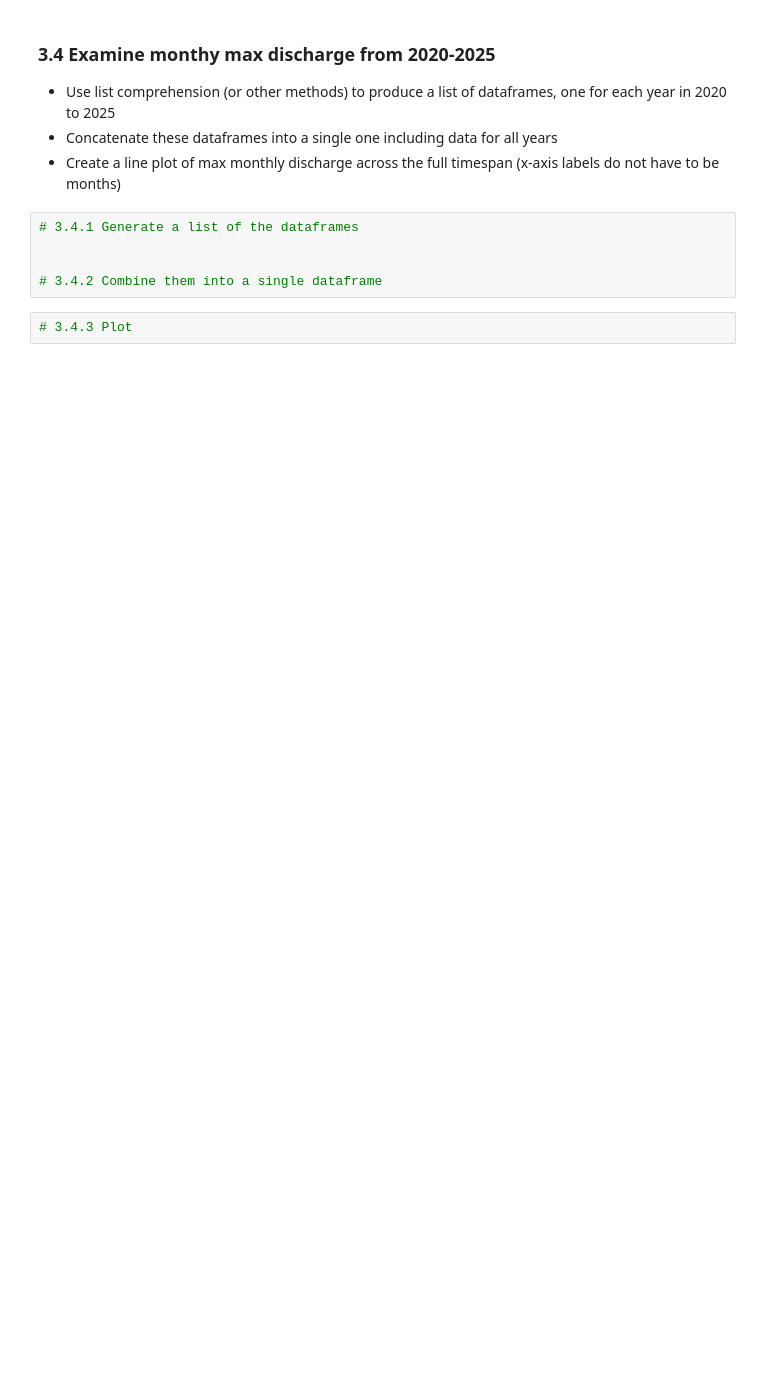
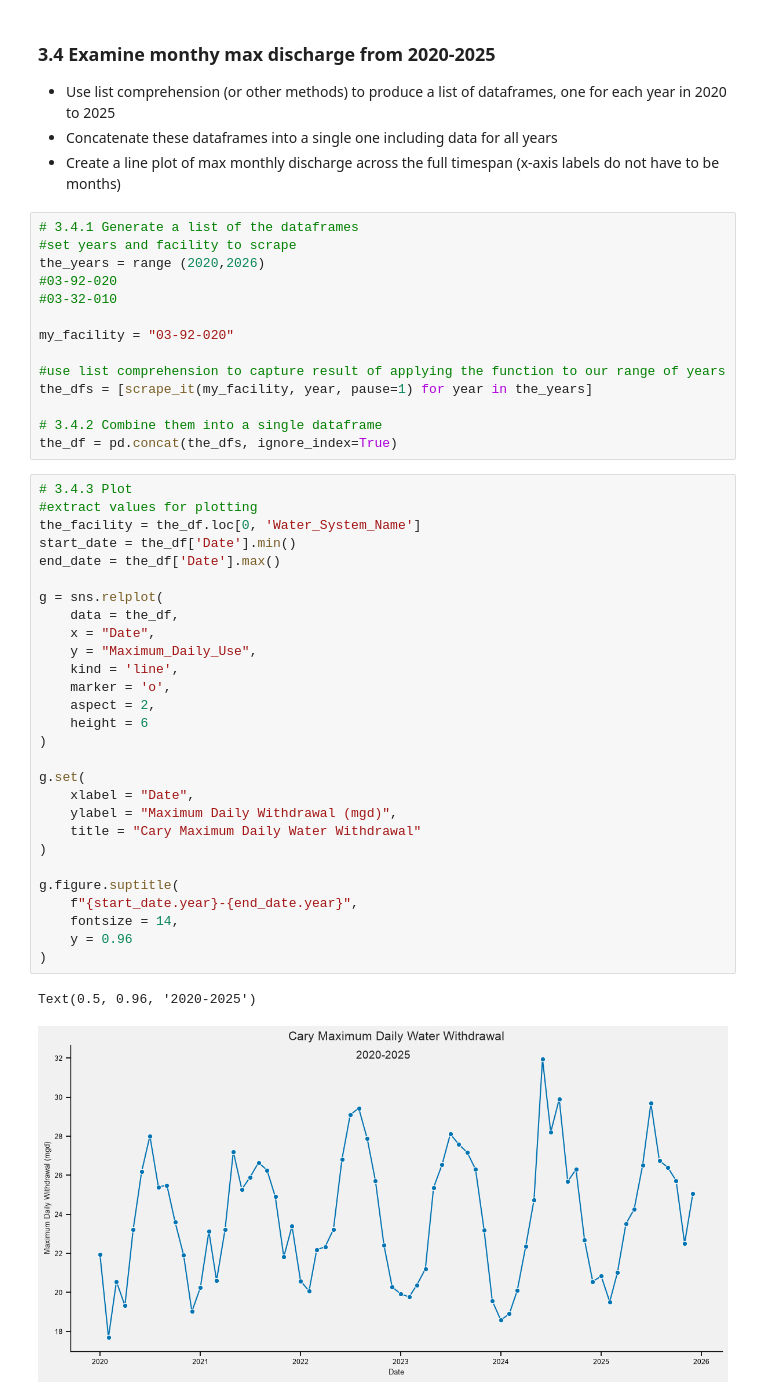
Before and after one commit to sarahj-hall/ENV700, a Jupyter notebook: Assignments/A6-DataScraping.ipynb, the cells around one changed output. Drawn from its saved outputs; the diff is of its cells as text; blank space fills up the shorter version.

```diff
--- a/Assignments/A6-DataScraping.ipynb
+++ b/Assignments/A6-DataScraping.ipynb
@@ -176,8 +348,46 @@ Note that the PWSID and the year appear in the web address for the page we scrap
 * Create a line plot of max monthly discharge across the full timespan (x-axis labels do not have to be months)
 # %%
 # 3.4.1 Generate a list of the dataframes
+#set years and facility to scrape
+the_years = range (2020,2026)
+#03-92-020
+#03-32-010
 
+my_facility = "03-92-020"
+
+#use list comprehension to capture result of applying the function to our range of years
+the_dfs = [scrape_it(my_facility, year, pause=1) for year in the_years]
 
 # 3.4.2 Combine them into a single dataframe
+the_df = pd.concat(the_dfs, ignore_index=True)
 # %%
 # 3.4.3 Plot
+#extract values for plotting
+the_facility = the_df.loc[0, 'Water_System_Name']
+start_date = the_df['Date'].min()
+end_date = the_df['Date'].max()
+
+g = sns.relplot(
+    data = the_df,
+    x = "Date",
+    y = "Maximum_Daily_Use",
+    kind = 'line',
+    marker = 'o',
+    aspect = 2,
+    height = 6
+)
+
+g.set(
+    xlabel = "Date",
+    ylabel = "Maximum Daily Withdrawal (mgd)",
+    title = "Cary Maximum Daily Water Withdrawal"
+)
+
+g.figure.suptitle(
+    f"{start_date.year}-{end_date.year}",
+    fontsize = 14,
+    y = 0.96
+)
+# %% [output]
+Text(0.5, 0.96, '2020-2025')
+[figure, added]
```
Also changed, not shown: parts of 9 cells of this notebook.
